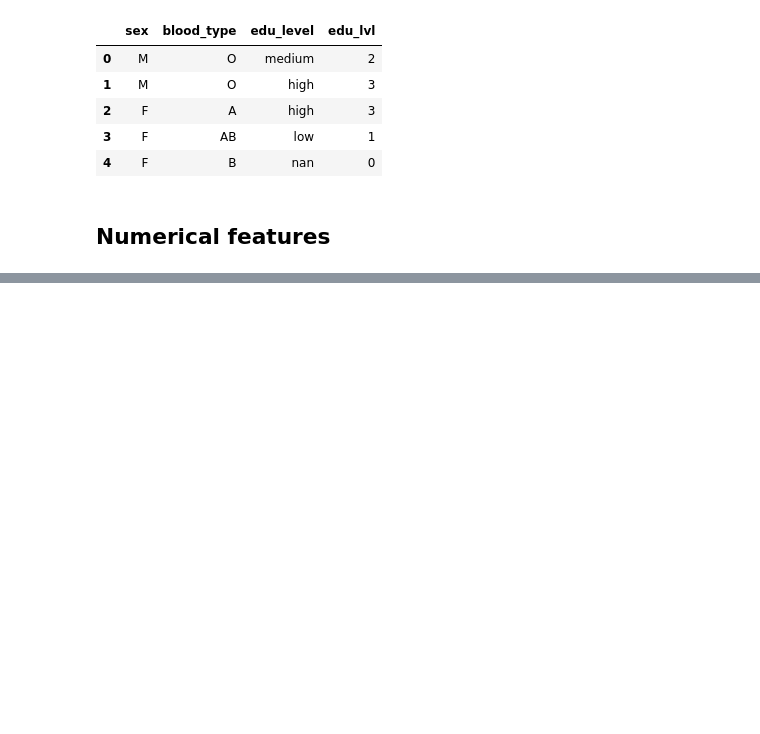
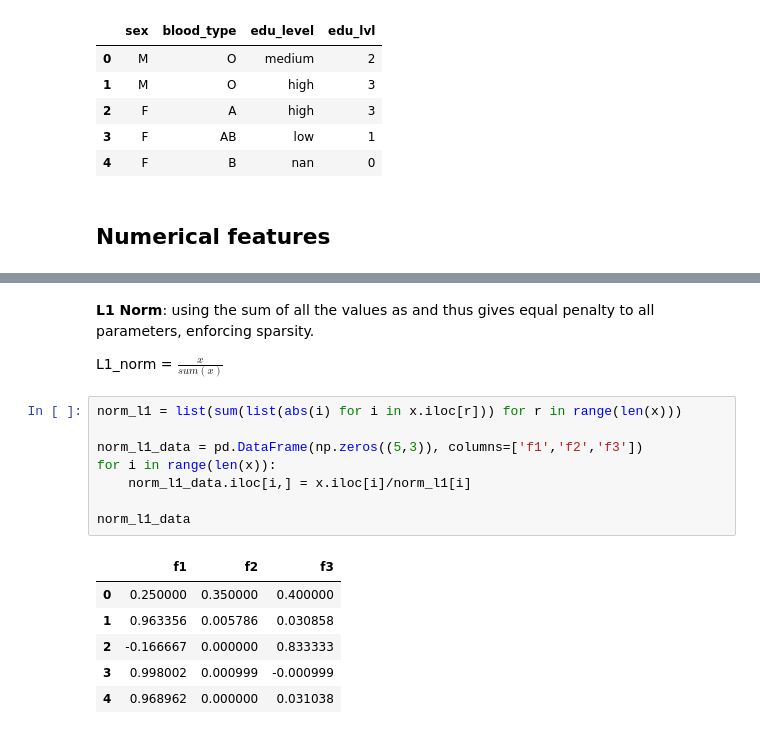
Before and after one commit to Jay4869/Data-Science, a Jupyter notebook: Data Processing/Preprocessing with sklearn - Python.ipynb, the cells around one changed output, grey strips where cells are left out. Cells and saved outputs as stored; diff of their text form; blank space fills up the shorter version.

```diff
--- a/Data Processing/Preprocessing with sklearn - Python.ipynb
+++ b/Data Processing/Preprocessing with sklearn - Python.ipynb
@@ -203,0 +393,19 @@ Name: edu_lvl, dtype: int64
+# %% [markdown]
+**L1 Norm**: using the sum of all the values as and thus gives equal penalty to all parameters, enforcing sparsity.
+
+L1_norm = $\frac{x}{sum(x)}$
+# %%
+norm_l1 = list(sum(list(abs(i) for i in x.iloc[r])) for r in range(len(x)))
+
+norm_l1_data = pd.DataFrame(np.zeros((5,3)), columns=['f1','f2','f3'])
+for i in range(len(x)):
+    norm_l1_data.iloc[i,] = x.iloc[i]/norm_l1[i]
+
+norm_l1_data
+# %% [output]
+|  | f1 | f2 | f3 |
+| 0 | 0.250000 | 0.350000 | 0.400000 |
+| 1 | 0.963356 | 0.005786 | 0.030858 |
+| 2 | -0.166667 | 0.000000 | 0.833333 |
+| 3 | 0.998002 | 0.000999 | -0.000999 |
+| 4 | 0.968962 | 0.000000 | 0.031038 |
```
Also changed, not shown: parts of 23 cells of this notebook.
